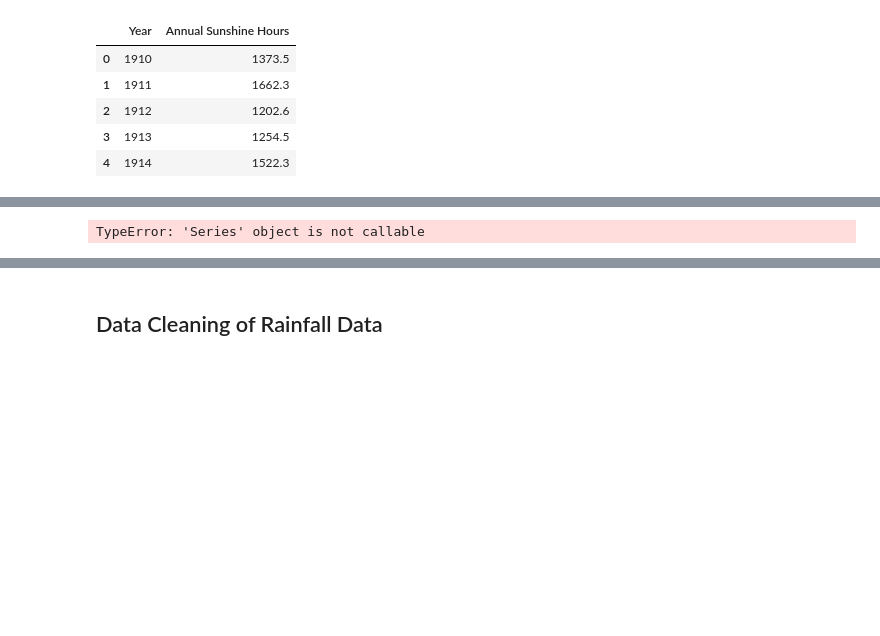
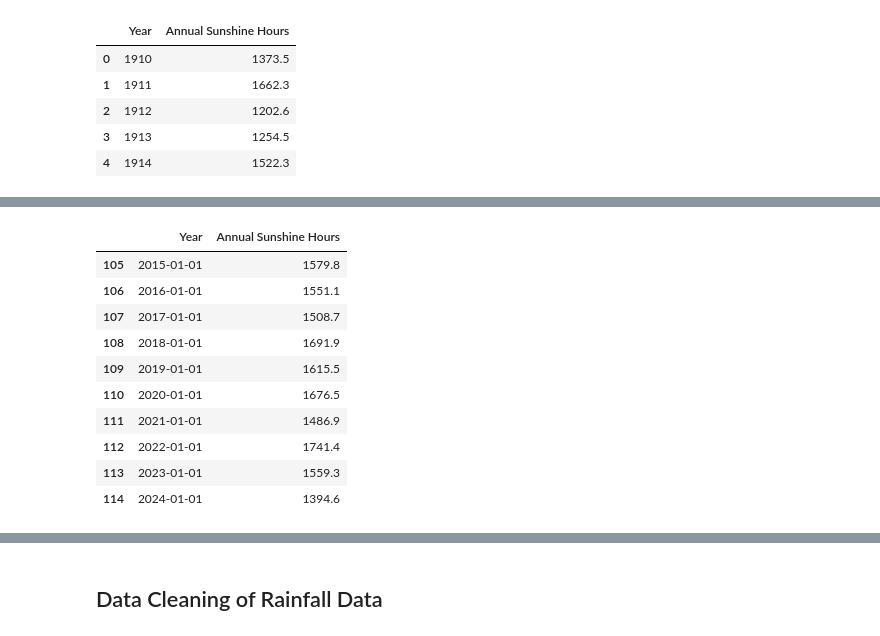
Before and after one commit to KiaraMartin/Final_Project_for_Peckham_DAZ_Introduction_to_Data_Science, a Jupyter notebook: Final_Project_V1.ipynb, the cells around one changed output, grey strips where cells are left out. Cells and saved outputs as stored; diff of their text form; code cells hidden in the pictures; blank space fills up the shorter version.

Commit message:
post dropping rows with missing values and filtering by year range

```diff
--- a/Final_Project_V1.ipynb
+++ b/Final_Project_V1.ipynb
@@ -187,6 +187,18 @@ memory usage: 1.9+ KB
 # %%
 sunshine_df.dropna(inplace=True) # Drop rows with missing values in the Sunshine DataFrame
-sunshine_df.drop(rows=sunshine_df['Year'] (2015-2024).index, inplace=True) #Drop rows with 'Year' outside the range 2015-2024 in the Sunshine DataFrame
+
+# Keep only rows where the year is between 1910 and 2014 (inclusive)
+sunshine_df = sunshine_df[(sunshine_df['Year'].dt.year >= 2015) & (sunshine_df['Year'].dt.year <= 2024)] # Filter the Sunshine DataFrame for the specified year range
 sunshine_df
 # %% [output]
-TypeError: 'Series' object is not callable
+|  | Year | Annual Sunshine Hours |
+| 105 | 2015-01-01 | 1579.8 |
+| 106 | 2016-01-01 | 1551.1 |
+| 107 | 2017-01-01 | 1508.7 |
+| 108 | 2018-01-01 | 1691.9 |
+| 109 | 2019-01-01 | 1615.5 |
+| 110 | 2020-01-01 | 1676.5 |
+| 111 | 2021-01-01 | 1486.9 |
+| 112 | 2022-01-01 | 1741.4 |
+| 113 | 2023-01-01 | 1559.3 |
+| 114 | 2024-01-01 | 1394.6 |
```
Also changed, not shown: parts of 3 cells of this notebook.
